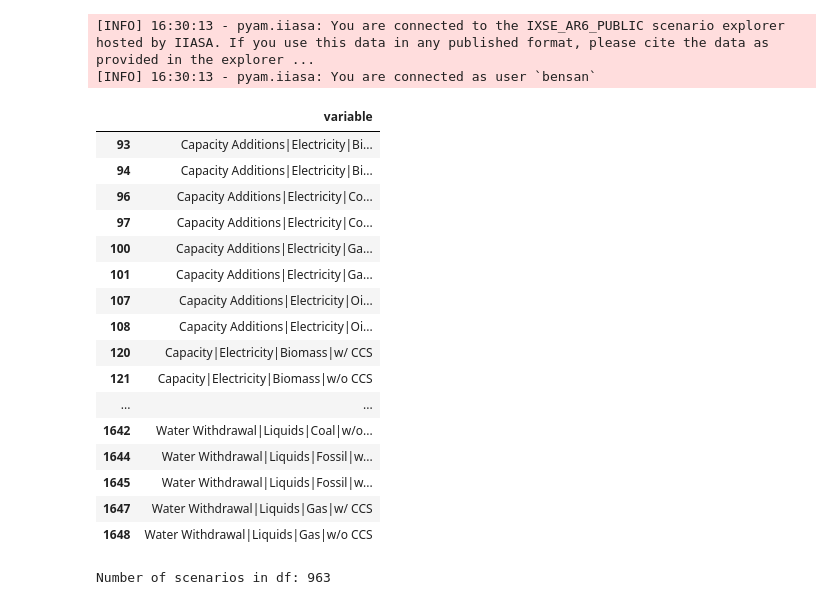
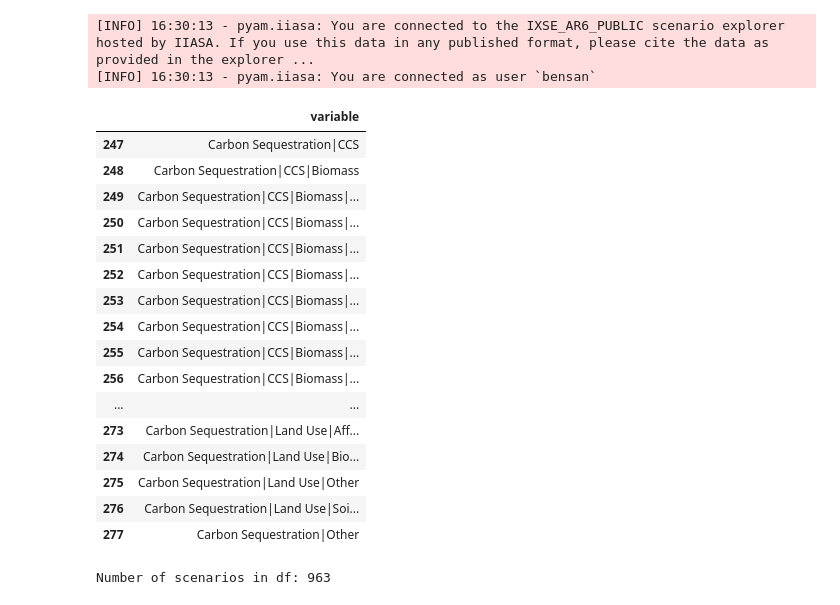
Before and after one commit to benmsanderson/classify_sink, a Jupyter notebook: iiasa.ipynb, the cells around one changed output. Drawn from its saved outputs; the diff is of its cells as text; code cells hidden in the pictures.

```diff
--- a/iiasa.ipynb
+++ b/iiasa.ipynb
@@ -15,38 +15,38 @@ vars=conn.variables()
 # %%
 from IPython.display import display, HTML
 import pandas as pd
 
-search_terms = ["CCS"]
+search_terms = ["Sequestration"]
 pattern = "(?=.*" + ")(?=.*".join(search_terms) + ")"
 filtered = vars[vars.str.contains(pattern, regex=True)]
 
 # Configure pandas to display long lines without truncation
 pd.set_option('display.max_colwidth', None)
 pd.set_option('display.width', None)
 
 # Display in a scrollable container
 display(HTML(f"""
 <div style="max-height: 300px; overflow-y: auto; overflow-x: auto; white-space: nowrap; font-family: monospace; padding: 10px; border: 1px solid #ccc;">
 {filtered.to_frame().to_html(escape=False)}
 </div>
 """))
 # %% [output]
 |  | variable |
-| 93 | Capacity Additions|Electricity|Bi... |
-| 94 | Capacity Additions|Electricity|Bi... |
-| 96 | Capacity Additions|Electricity|Co... |
-| 97 | Capacity Additions|Electricity|Co... |
-| 100 | Capacity Additions|Electricity|Ga... |
-| 101 | Capacity Additions|Electricity|Ga... |
-| 107 | Capacity Additions|Electricity|Oi... |
-| 108 | Capacity Additions|Electricity|Oi... |
-| 120 | Capacity|Electricity|Biomass|w/ CCS |
-| 121 | Capacity|Electricity|Biomass|w/o CCS |
+| 247 | Carbon Sequestration|CCS |
+| 248 | Carbon Sequestration|CCS|Biomass |
+| 249 | Carbon Sequestration|CCS|Biomass|... |
+| 250 | Carbon Sequestration|CCS|Biomass|... |
+| 251 | Carbon Sequestration|CCS|Biomass|... |
+| 252 | Carbon Sequestration|CCS|Biomass|... |
+| 253 | Carbon Sequestration|CCS|Biomass|... |
+| 254 | Carbon Sequestration|CCS|Biomass|... |
+| 255 | Carbon Sequestration|CCS|Biomass|... |
+| 256 | Carbon Sequestration|CCS|Biomass|... |
 | ... | ... |
-| 1642 | Water Withdrawal|Liquids|Coal|w/o... |
-| 1644 | Water Withdrawal|Liquids|Fossil|w... |
-| 1645 | Water Withdrawal|Liquids|Fossil|w... |
-| 1647 | Water Withdrawal|Liquids|Gas|w/ CCS |
-| 1648 | Water Withdrawal|Liquids|Gas|w/o CCS |
+| 273 | Carbon Sequestration|Land Use|Aff... |
+| 274 | Carbon Sequestration|Land Use|Bio... |
+| 275 | Carbon Sequestration|Land Use|Other |
+| 276 | Carbon Sequestration|Land Use|Soi... |
+| 277 | Carbon Sequestration|Other |
 # %%
 df = conn.query(
```
Also changed, not shown: parts of 13 cells of this notebook.
